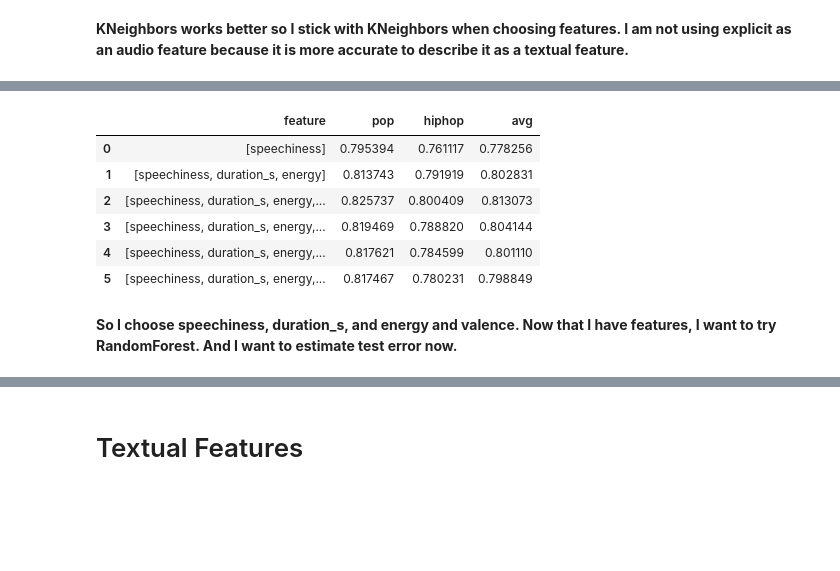
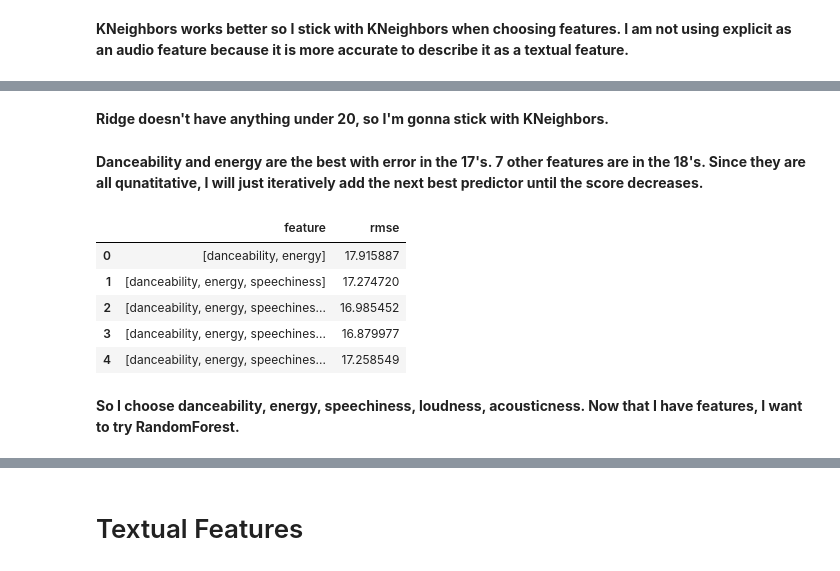
Before and after one commit to ryanczhang7/spotifyproject, a Jupyter notebook: Spotify_Machine_Learning.ipynb, the cells around one changed output, grey strips where cells are left out. Saved outputs shown, nothing was run; the diff lists cells and outputs as text; code cells hidden in the pictures; blank space fills up the shorter version.

```diff
--- a/Spotify_Machine_Learning.ipynb
+++ b/Spotify_Machine_Learning.ipynb
@@ -66,0 +70,13 @@ y_train_ = pipeline.predict(X_train)
+# %%
+pipeline = make_pipeline(
+    StandardScaler(),
+    KNeighborsRegressor()
+)
+
+X_train = df_songs[["danceability"]]
+y_train = df_songs["popularity"]
+
+pipeline.fit(X_train, y_train)
+y_train_ = pipeline.predict(X_train)
+
+np.sqrt(mean_squared_error(y_train, y_train_))
@@ -135,48 +179,42 @@ df1
+# %% [markdown]
+**Ridge doesn't have anything under 20, so I'm gonna stick with KNeighbors.**
+# %% [markdown]
+**Danceability and energy are the best with error in the 17's. 7 other features are in the 18's. Since they are all qunatitative, I will just iteratively add the next best predictor until the score decreases.**
 # %%
-pop_f1 = []
-hiphop_f1 = []
+rmse = []
 feature = []
-for features in [["speechiness"],
-                 ["speechiness", "duration_s", "energy"],
-                 ["speechiness", "duration_s", "energy", "valence"],
-                 ["speechiness", "duration_s", "energy", "valence", "liveness"],
-                 ["speechiness", "duration_s", "energy", "valence", "tempo"],
-                 ["speechiness", "duration_s", "energy", "liveness",
-                  "tempo", "valence"]]:
-  ct = make_column_transformer(
-      (StandardScaler(), features),
-      remainder = "drop"
+for features in [["danceability", "energy"],
+                 ["danceability", "energy", "speechiness"],
+                 ["danceability", "energy", "speechiness", "loudness"],
+                 ["danceability", "energy", "speechiness", "loudness",
+                  "acousticness"],
+                 ["danceability", "energy", "speechiness", "loudness",
+                  "acousticness", "liveness"]]:
+
+  pipeline = make_pipeline(
+      StandardScaler(),
+      KNeighborsRegressor()
   )
 
-  pipeline = make_pipeline(
-      ct,
-      KNeighborsClassifier()
-  )
-
-  X_train = df_songs[["energy", "liveness", "speechiness", "tempo",
-                      "valence", "duration_s", "explicit"]]
-  y_train = df_songs["genre"]
+  X_train = df_songs[features]
+  y_train = df_songs["popularity"]
 
   pipeline.fit(X_train, y_train)
   y_train_ = pipeline.predict(X_train)
   feature.append(features)
-  hiphop_f1.append(f1_score(y_train, y_train_, pos_label="hiphop"))
-  pop_f1.append(f1_score(y_train, y_train_, pos_label="pop"))
+  rmse.append(np.sqrt(mean_squared_error(y_train, y_train_)))
 
 df = {}
 df["feature"] = feature
-df["pop"] = pop_f1
-df["hiphop"] = hiphop_f1
+df["rmse"] = rmse
 df1 = pd.DataFrame(df)
-df1["avg"] = (df1["pop"] + df1["hiphop"]) / 2
 df1
 # %% [output]
-|  | feature | pop | hiphop | avg |
-| 0 | [speechiness] | 0.795394 | 0.761117 | 0.778256 |
-| 1 | [speechiness, duration_s, energy] | 0.813743 | 0.791919 | 0.802831 |
-| 2 | [speechiness, duration_s, energy,... | 0.825737 | 0.800409 | 0.813073 |
-| 3 | [speechiness, duration_s, energy,... | 0.819469 | 0.788820 | 0.804144 |
-| 4 | [speechiness, duration_s, energy,... | 0.817621 | 0.784599 | 0.801110 |
-| 5 | [speechiness, duration_s, energy,... | 0.817467 | 0.780231 | 0.798849 |
+|  | feature | rmse |
+| 0 | [danceability, energy] | 17.915887 |
+| 1 | [danceability, energy, speechiness] | 17.274720 |
+| 2 | [danceability, energy, speechines... | 16.985452 |
+| 3 | [danceability, energy, speechines... | 16.879977 |
+| 4 | [danceability, energy, speechines... | 17.258549 |
 # %% [markdown]
-**So I choose speechiness, duration_s, and energy and valence. Now that I have features, I want to try RandomForest. And I want to estimate test error now.**
+**So I choose danceability, energy, speechiness, loudness, acousticness. Now that I have features, I want to try RandomForest.**
```
Also changed, not shown: parts of 84 cells of this notebook.
